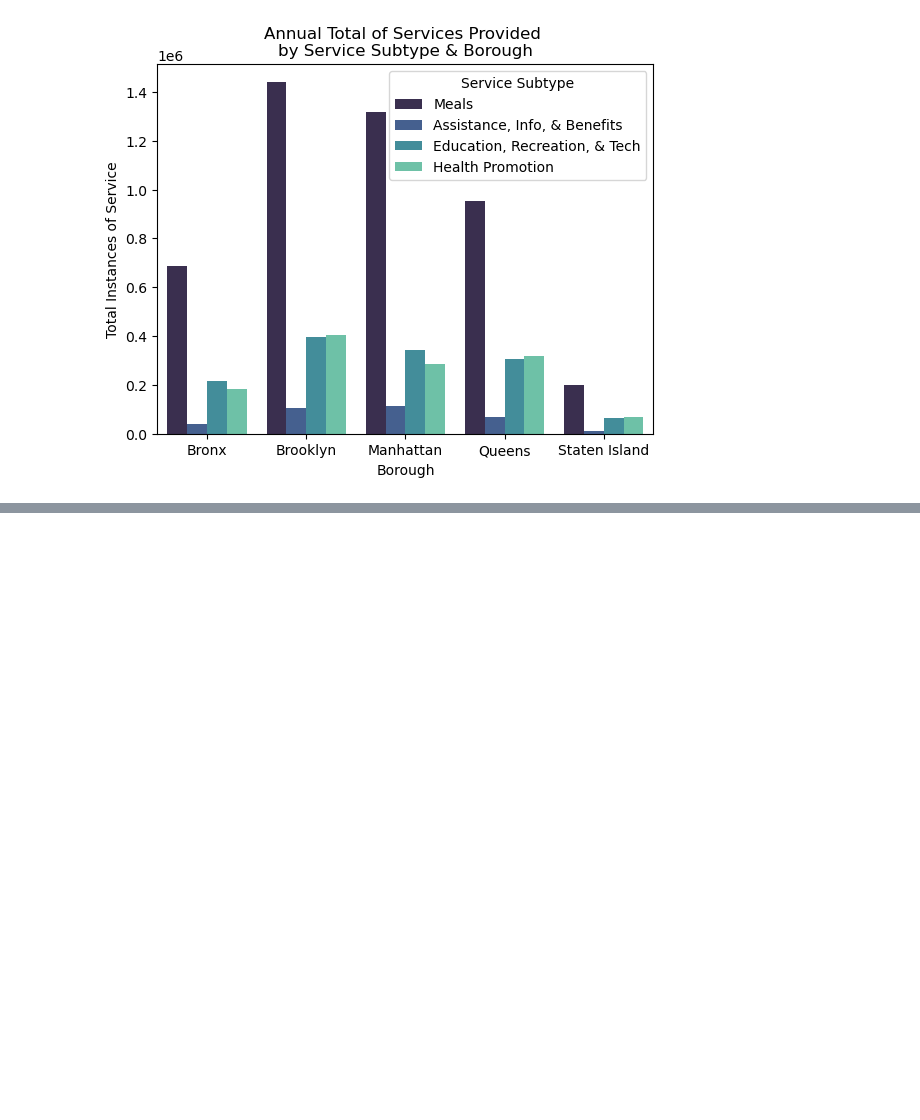
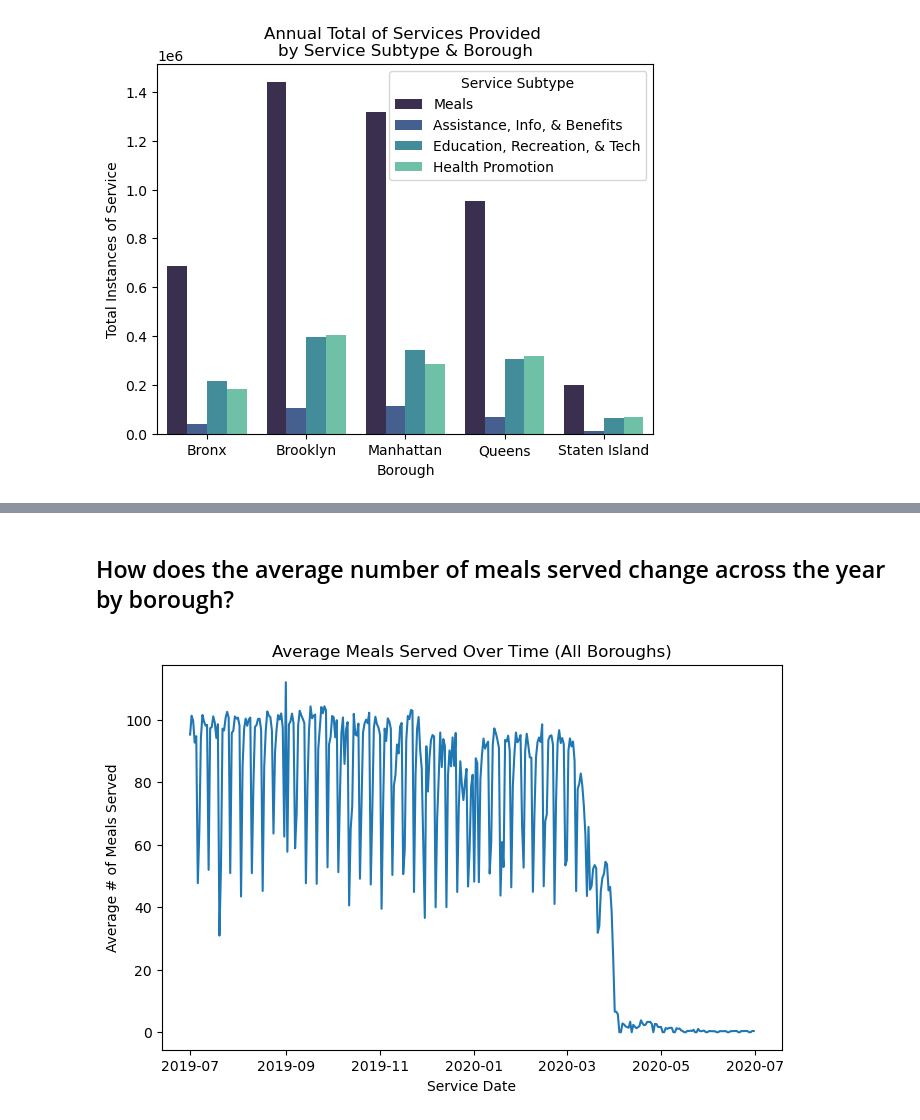
Before and after one commit to valeriemagalong/NYC-Aging, a Jupyter notebook: eda_senior_center_client_data.ipynb, the cells around one changed output, grey strips where cells are left out. Saved outputs shown, nothing was run; the diff lists cells and outputs as text; code cells hidden in the pictures; blank space fills up the shorter version.

Commit message:
Create plots exploring number of meals served across time, by borough, and by meal type

```diff
--- a/eda_senior_center_client_data.ipynb
+++ b/eda_senior_center_client_data.ipynb
@@ -191,0 +196,8 @@ plt.show()
+# %% [markdown]
+## How does the average number of meals served change across the year by borough?
+# %%
+plt.figure(figsize = (8, 5))
+sns.lineplot(sccd, x = 'Service Date', y = 'Total Meals Served', errorbar = None).set(title = 'Average Meals Served Over Time (All Boroughs)', ylabel = 'Average # of Meals Served')
+plt.show()
+# %% [output]
+[figure, added]
```
Also changed, not shown: parts of 11 cells of this notebook, 1 other file.
